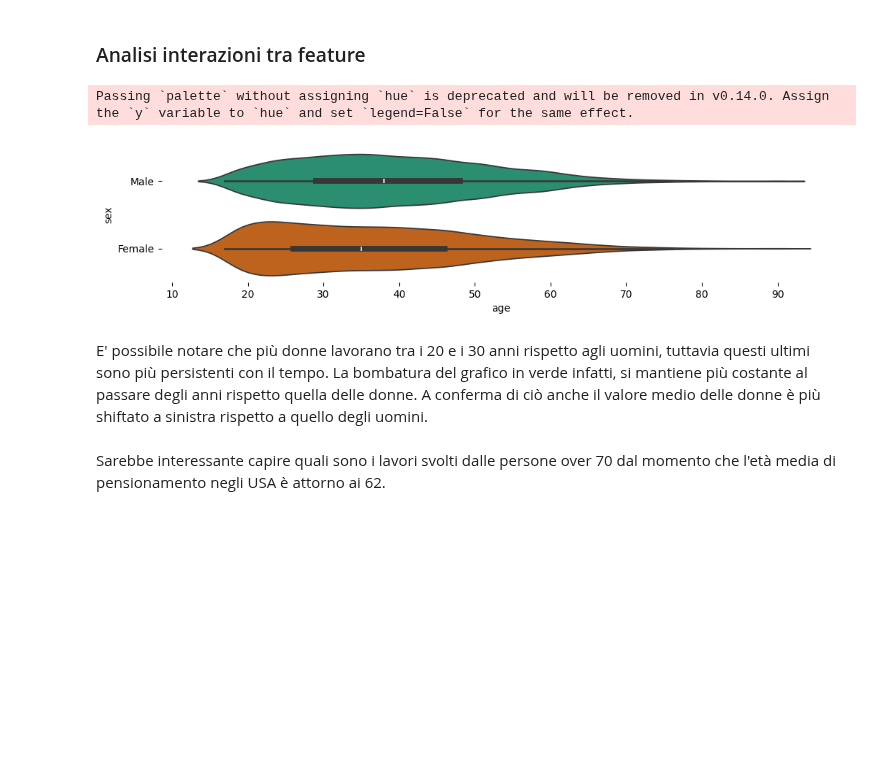
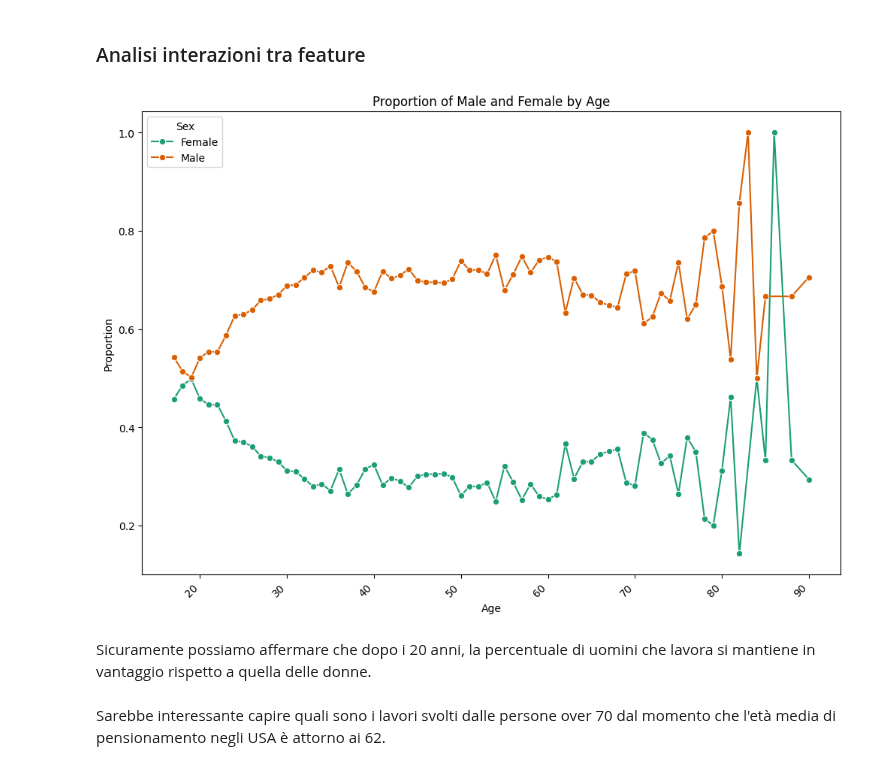
Before and after one commit to ale29ruf/Progetto_Data_Mining, a Jupyter notebook: ProgettoACI.ipynb, the cells around one changed output. Cells and saved outputs as stored; diff of their text form; code cells hidden in the pictures; blank space fills up the shorter version.

```diff
--- a/ProgettoACI.ipynb
+++ b/ProgettoACI.ipynb
@@ -566,20 +571,28 @@ fig.show()
 Si nota come il dataset risulta essere nettamente sbilanciato dal momento che le feature con income '<=50K' sono il 75% di quelle totali.
 # %% [markdown]
 ### Analisi interazioni tra feature
-# %%
-# @title sex vs age
-
-from matplotlib import pyplot as plt
-import seaborn as sns
-figsize = (12, 1.2 * len(new_data['sex'].unique()))
-plt.figure(figsize=figsize)
-sns.violinplot(new_data, x='age', y='sex', inner='box', palette='Dark2')
-sns.despine(top=True, right=True, bottom=True, left=True)
-# %% [output]
-Passing `palette` without assigning `hue` is deprecated and will be removed in v0.14.0. Assign the `y` variable to `hue` and set `legend=False` for the same effect.
-[figure, removed]
-# %% [markdown]
-E' possibile notare che più donne lavorano tra i 20 e i 30 anni rispetto agli uomini, tuttavia questi ultimi sono più persistenti con il tempo. La bombatura del grafico in verde infatti, si mantiene più costante al passare degli anni rispetto quella delle donne. A conferma di ciò anche il valore medio delle donne è più shiftato a sinistra rispetto a quello degli uomini.
+# %%
+# @title sex vs age
+
+from matplotlib import pyplot as plt
+import seaborn as sns
+
+proportional_data = new_data.groupby(['age', 'sex']).size().reset_index(name='count')
+total_counts_per_age = proportional_data.groupby('age')['count'].transform('sum')
+proportional_data['count'] = proportional_data['count'] / total_counts_per_age
+
+plt.figure(figsize=(12, 8))
+sns.lineplot(data=proportional_data, x='age', y='count', hue='sex', marker='o', palette='Dark2')
+plt.xlabel('Age')
+plt.ylabel('Proportion')
+plt.title('Proportion of Male and Female by Age')
+plt.legend(title='Sex')
+plt.xticks(rotation=45, ha='right')
+plt.show()
+# %% [output]
+[figure, added]
+# %% [markdown]
+Sicuramente possiamo affermare che dopo i 20 anni, la percentuale di uomini che lavora si mantiene in vantaggio rispetto a quella delle donne.
 # %% [markdown]
 Sarebbe interessante capire quali sono i lavori svolti dalle persone over 70 dal momento che l'età media di pensionamento negli USA è attorno ai 62.
 # %%
```
Also changed, not shown: parts of 33 cells of this notebook.
